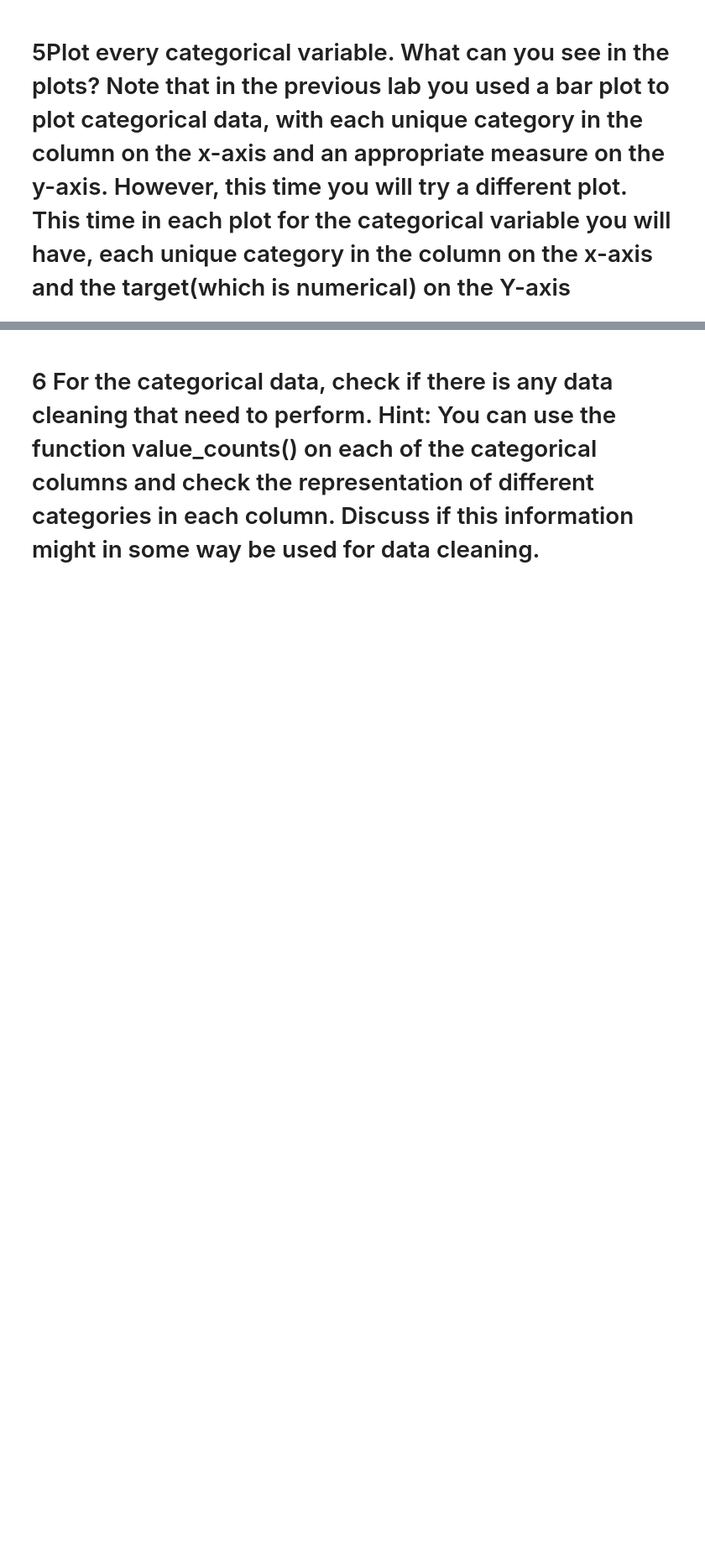
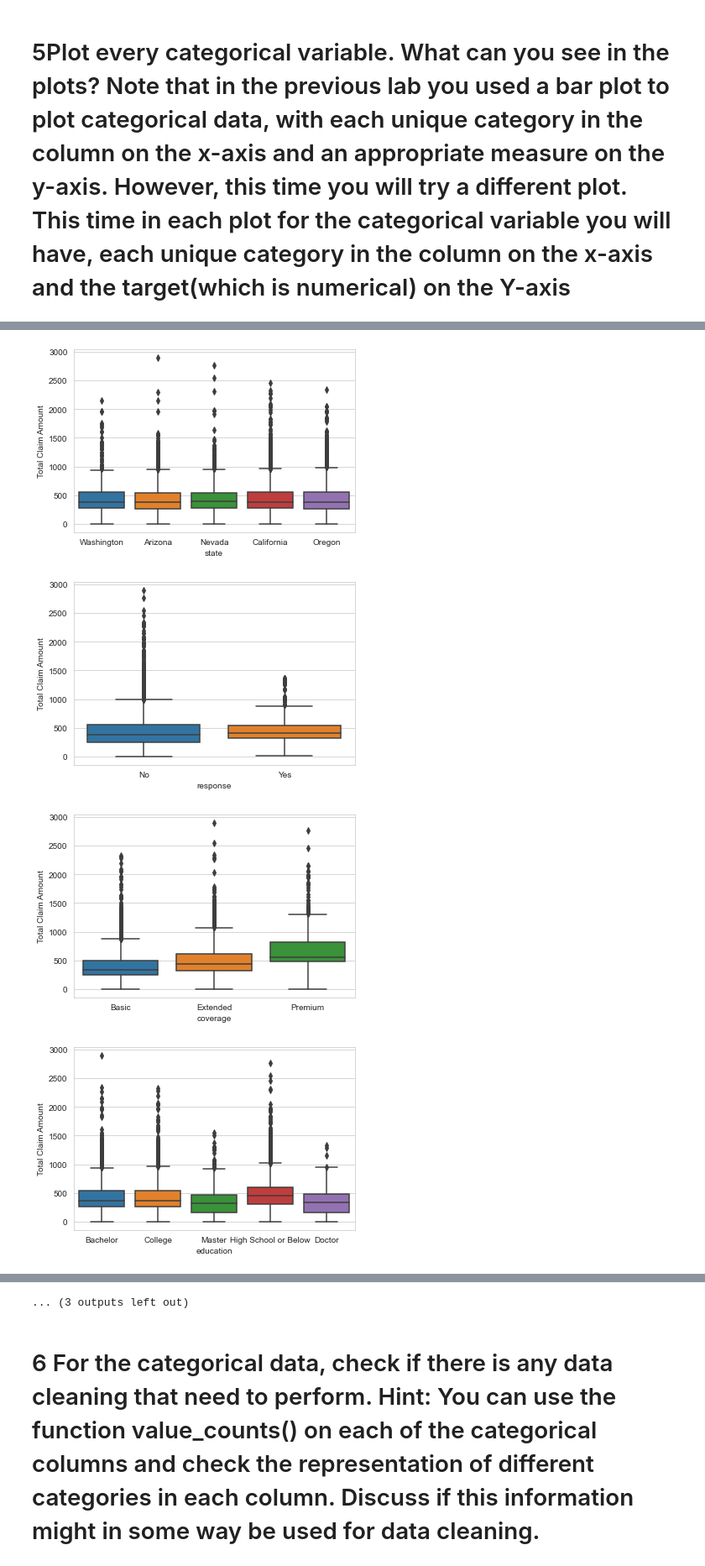
Before and after one commit to Sammyjrjr/lab-cleaning-categorical-data, a Jupyter notebook: Cleaning Categorical Data.ipynb, the cells around one changed output, grey strips where cells are left out. Shown at 84% size. Saved outputs shown, nothing was run; the diff lists cells and outputs as text; code cells hidden in the pictures; blank space fills up the shorter version.

```diff
--- a/Cleaning Categorical Data.ipynb
+++ b/Cleaning Categorical Data.ipynb
@@ -81,0 +64,9 @@ for col in df_cat.columns:
+# %%
+for cat in df_cat:
+    sns.boxplot( x=df_cat[cat], y=df["Total Claim Amount"] )
+    plt.show()
+# %% [output]
+[figure, added]
+[figure, added]
+[figure, added]
+[figure, added]
@@ -82,3 +81,4 @@ for col in df_cat.columns:
+... (3 outputs left out)
 # %% [markdown]
 # 6 For the categorical data, check if there is any data cleaning that need to perform. Hint: You can use the function value_counts() on each of the categorical columns and check the representation of different categories in each column. Discuss if this information might in some way be used for data cleaning.
 # %%
```
Also changed, not shown: parts of 6 cells of this notebook.
